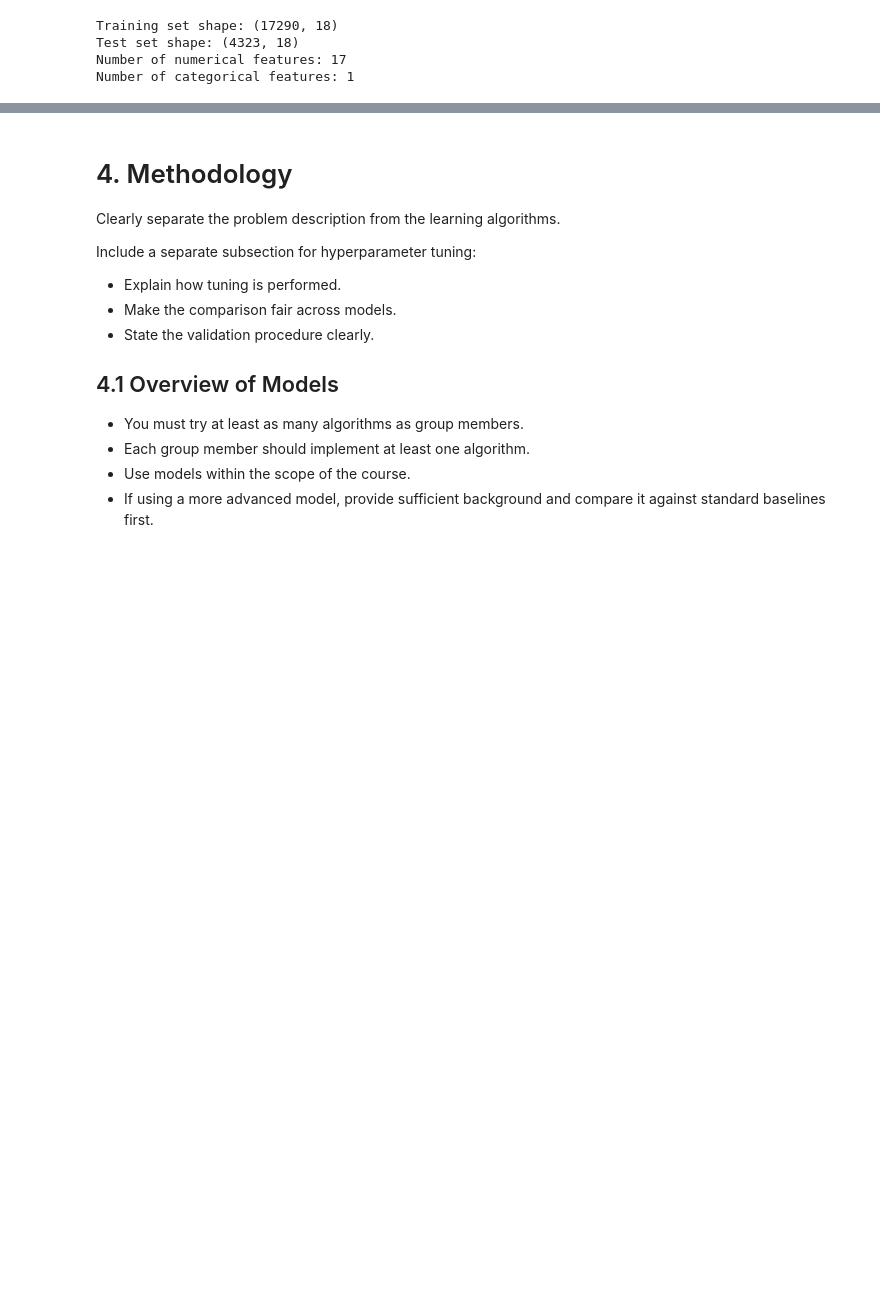
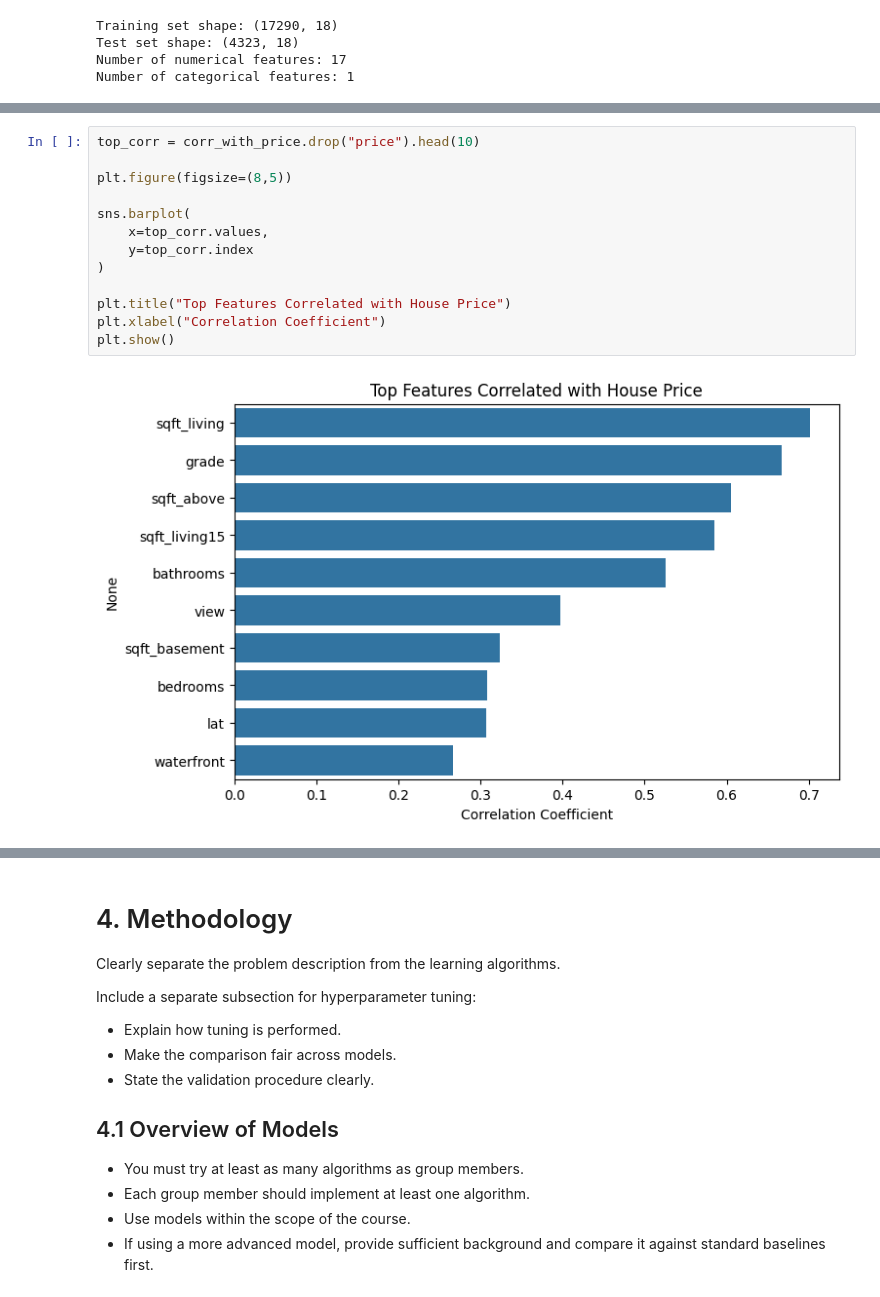
Before and after one commit to p0linal1/CFRM-421-Project, a Jupyter notebook: CFRM421_group5_final_project.ipynb, the cells around one changed output, grey strips where cells are left out. Drawn from its saved outputs; the diff is of its cells as text; blank space fills up the shorter version.

```diff
--- a/CFRM421_group5_final_project.ipynb
+++ b/CFRM421_group5_final_project.ipynb
@@ -214,0 +290,15 @@ Number of categorical features: 1
+# %%
+top_corr = corr_with_price.drop("price").head(10)
+
+plt.figure(figsize=(8,5))
+
+sns.barplot(
+    x=top_corr.values,
+    y=top_corr.index
+)
+
+plt.title("Top Features Correlated with House Price")
+plt.xlabel("Correlation Coefficient")
+plt.show()
+# %% [output]
+[figure, added]
```
Also changed, not shown: parts of 23 cells of this notebook.
